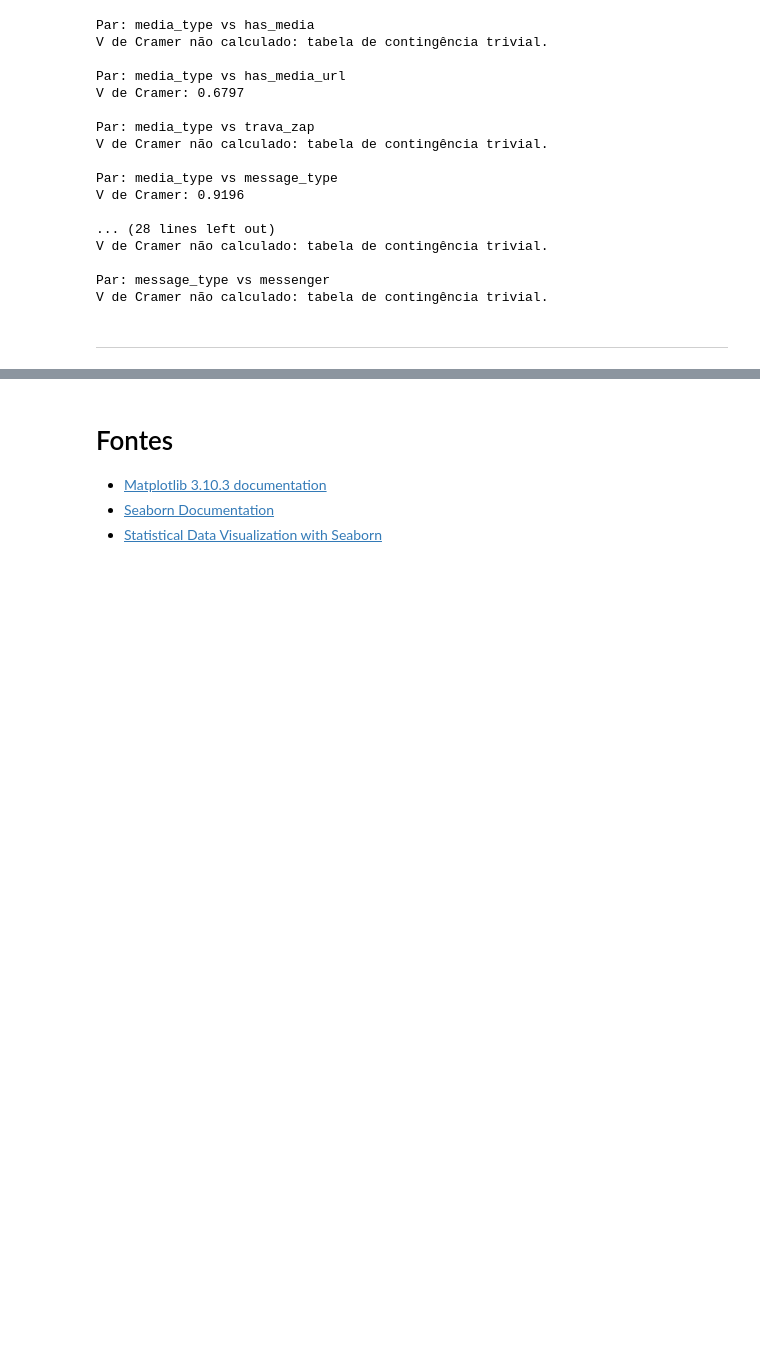
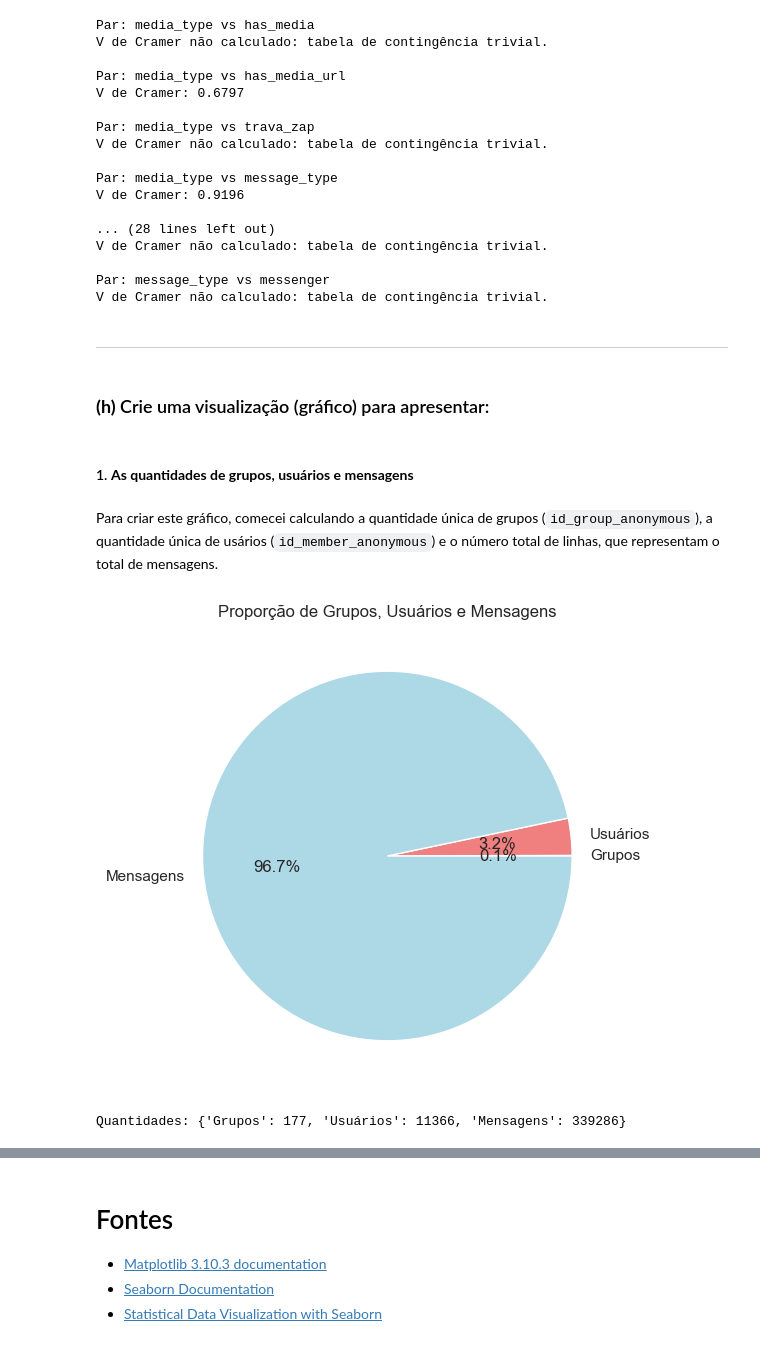
Before and after one commit to EstherMart/Data-Mining, a Jupyter notebook: Lista03_AnaliseDeDados/analise_de_dados.ipynb, the cells around one changed output, grey strips where cells are left out. Drawn from its saved outputs; the diff is of its cells as text; code cells hidden in the pictures; blank space fills up the shorter version.

```diff
--- a/Lista03_AnaliseDeDados/analise_de_dados.ipynb
+++ b/Lista03_AnaliseDeDados/analise_de_dados.ipynb
@@ -984,3 +984,34 @@ Par: message_type vs messenger
 V de Cramer não calculado: tabela de contingência trivial.
 # %% [markdown]
 ---
+# %% [markdown]
+### **(h)** Crie uma visualização (gráfico) para apresentar:
+# %% [markdown]
+#### 1. **As quantidades de grupos, usuários e mensagens**
+# %% [markdown]
+Para criar este gráfico, comecei calculando a quantidade única de grupos (`id_group_anonymous`), a quantidade única de usários (`id_member_anonymous`) e o número total de linhas, que representam o total de mensagens.
+# %%
+# Quantidades corretas
+quantidades = {
+    'Grupos': df_sem_mensagens_curtas['id_group_anonymous'].nunique(),
+    'Usuários': df_sem_mensagens_curtas['id_member_anonymous'].nunique(),
+    'Mensagens': df_sem_mensagens_curtas.shape[0]
+}
+
+# Visualização com pizza
+plt.figure(figsize=(6,6))
+plt.pie(
+    quantidades.values(),
+    labels=quantidades.keys(),
+    autopct='%1.1f%%',
+    colors=['skyblue', 'lightcoral', 'lightblue']
+)
+
+plt.title('Proporção de Grupos, Usuários e Mensagens')
+plt.show()
+
+# Print também para ver as quantidades
+print("Quantidades:", quantidades)
+# %% [output]
+[figure, added]
+Quantidades: {'Grupos': 177, 'Usuários': 11366, 'Mensagens': 339286}
```
Also changed, not shown: parts of 5 cells of this notebook.
